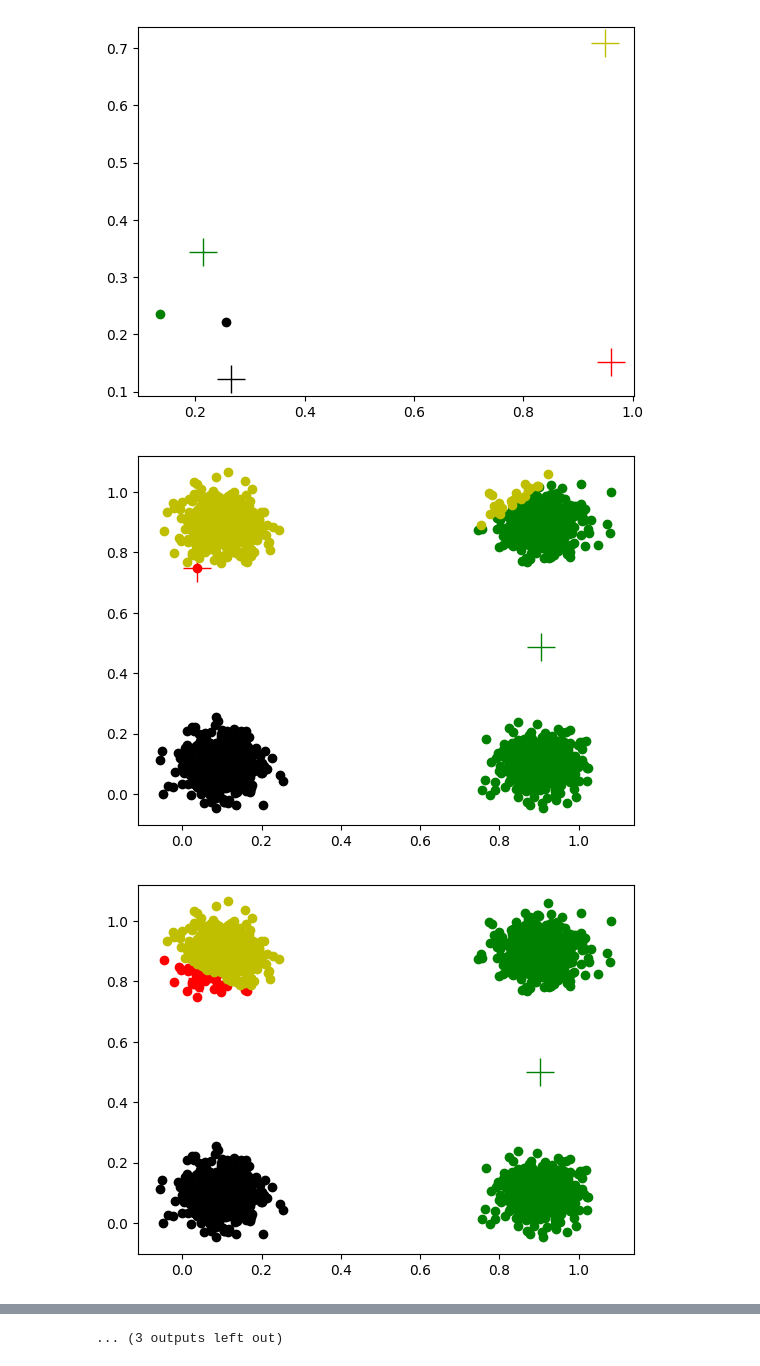
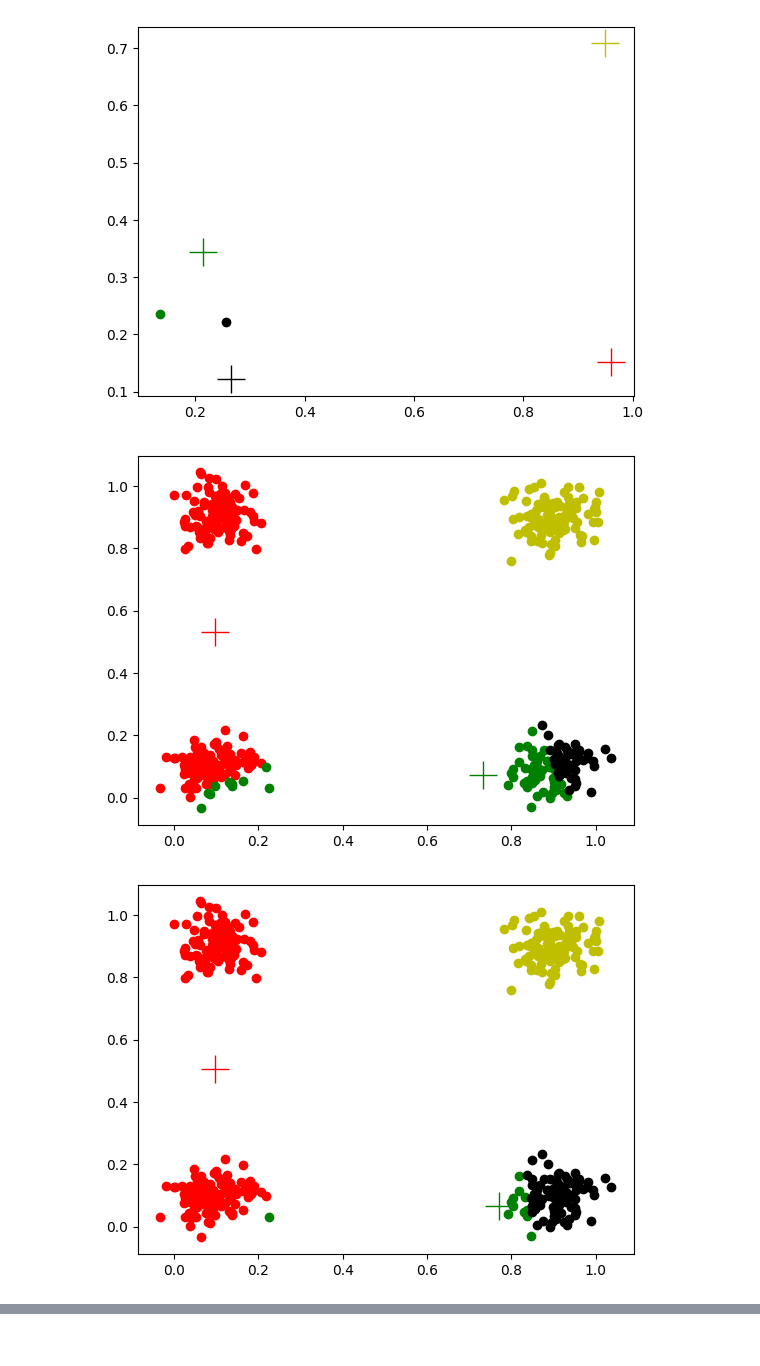
Before and after one commit to OmerFaruk-Celik/YapayZeka, a Jupyter notebook: K-Means.ipynb, the cells around one changed output, grey strips where cells are left out. Cells and saved outputs as stored; diff of their text form; code cells hidden in the pictures.

```diff
--- a/K-Means.ipynb
+++ b/K-Means.ipynb
@@ -321,11 +321,11 @@ import matplotlib.pyplot as plt
 import cv2
 import os
 
-# Kümelerin merkez noktaları
+# Kümelerin merkez noktaları (aralığı artırılmış)
 merkezler = np.array([[0.1, 0.1], [0.9, 0.1], [0.1, 0.9], [0.9, 0.9]])
 
 # Her küme için noktaların sayısı
-n = 500  # Toplam 100 nokta için her kümede 25 nokta
+n = 100 # Toplam 100 nokta için her kümede 25 nokta
 
 # Noktaları oluşturma
 noktalar = np.vstack([np.column_stack((np.random.normal(merkez[0], 0.05, n),
@@ -368,32 +368,32 @@ for _ in range(max_iters):
     # Grafiği dosyaya kaydet
     filename = os.path.join(temp_folder, f'frame_{frame_count:03d}.png')
     plt.savefig(filename)
     frame_count += 1
 
     plt.draw()
     plt.pause(0.05)  # Pause to update the plot
 
 plt.ioff()  # Interactive mode off
 plt.show()  # Show the final plot
 
 # OpenCV ile video oluştur
 frame_width = 640
 frame_height = 480
 out = cv2.VideoWriter('animation.mp4', cv2.VideoWriter_fourcc(*'mp4v'), 10, (frame_width, frame_height))
 
 for i in range(frame_count):
     filename = os.path.join(temp_folder, f'frame_{i:03d}.png')
     img = cv2.imread(filename)
     if img is not None:
         img = cv2.resize(img, (frame_width, frame_height))
         out.write(img)
 
 out.release()
 
 # Geçici klasörü temizle
 for i in range(frame_count):
     os.remove(os.path.join(temp_folder, f'frame_{i:03d}.png'))
 os.rmdir(temp_folder)
 # %% [output]
-[figure, old version]
+[figure, new version]
-[figure, old version]
+[figure, new version]
@@ -410 +406,0 @@ os.rmdir(temp_folder)
-... (3 outputs left out)
```
Also changed, not shown: parts of 1 cell of this notebook, 1 other file.
